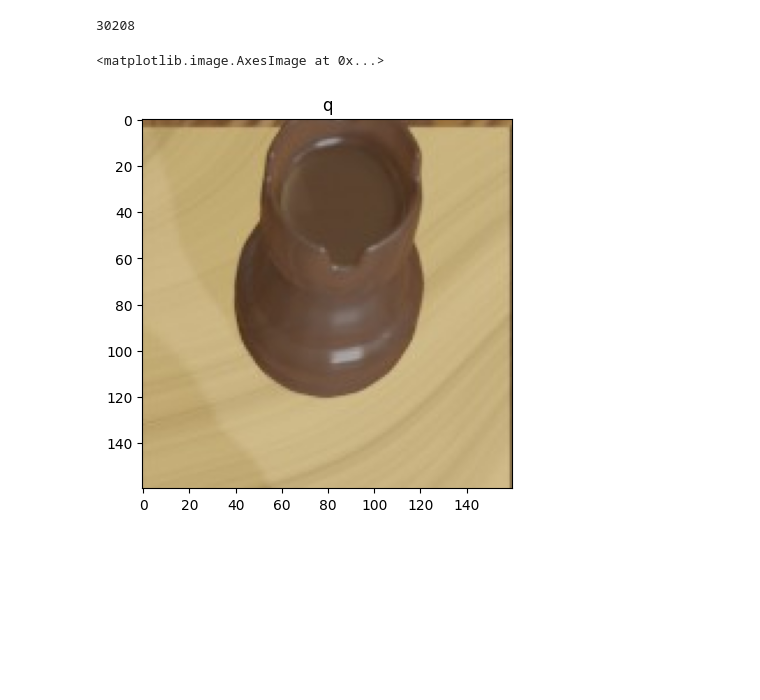
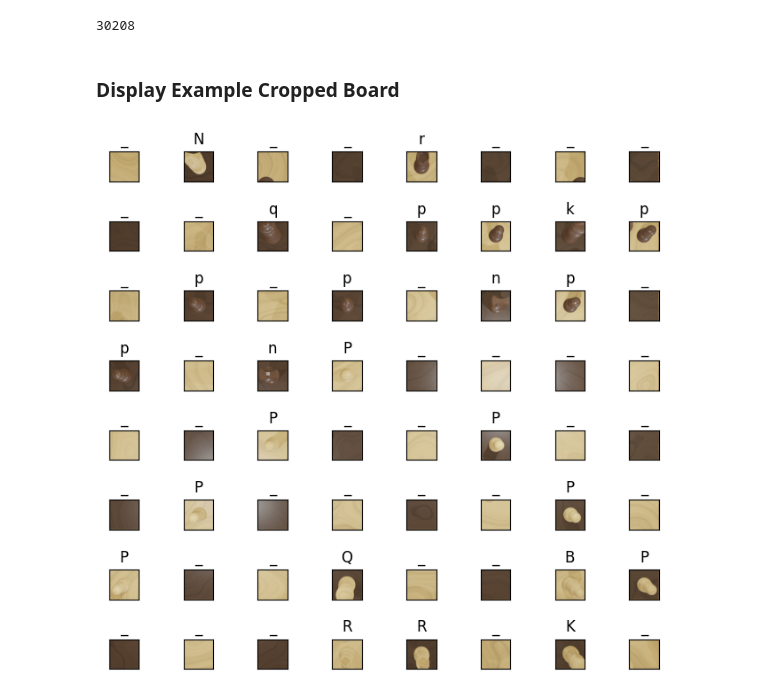
Before and after one commit to billywba/deepconvchess-cnn, a Jupyter notebook: model/main.ipynb, the cells around one changed output. Saved outputs shown, nothing was run; the diff lists cells and outputs as text; code cells hidden in the pictures; blank space fills up the shorter version.

Commit message:
dataset: correctly label cropped images

```diff
--- a/model/main.ipynb
+++ b/model/main.ipynb
@@ -23,6 +27,10 @@ image_data = []
 for file in DATA_DIR.iterdir():
     if file.is_file() and file.name.endswith(".jpeg"):
         print("Processing %s" % file.name)
+
+        fen = file.name.split(".")[0]
+        fen = fen.replace("_", "/")
+        board = chess.Board(fen)
 
         # Open image of Chess board
         img = Image.open(DATA_DIR / file.name)
@@ -34,7 +42,9 @@ for file in DATA_DIR.iterdir():
                 x = j * IMG_WIDTH // 8
                 y = i * IMG_HEIGHT // 8
                 img_crop = img.crop((x, y, x + IMG_WIDTH // 8, y + IMG_HEIGHT // 8))
-                image_data.append((np.array(img_crop), "q"))
+
+                piece = board.piece_at(((7 - i) * 8) + j) or "_"
+                image_data.append((np.array(img_crop), piece))
 # %% [output]
 Processing 1N2r3_2q1ppkp_1p1p1np1_p1nP4_2P2P2_1P4P1_P2Q2BP_3RR1K1 b - - 0 21.jpeg
 Processing 1q2r3_4ppkp_1p1p1np1_p1nP4_2P2P2_1P4P1_P2Q2BP_3RR1K1 w - - 0 22.jpeg
@@ -57,9 +67,17 @@ Processing rnbqkbnr_pppppppp_8_8_4P3_8_PPPP1PPP_RNBQKBNR b KQkq - 0 1.jpeg
 len(image_data)
 # %% [output]
 30208
-# %%
-plt.title(image_data[4][1])
-plt.imshow(image_data[4][0])
-# %% [output]
-<matplotlib.image.AxesImage at 0x...>
-[figure, removed]
+# %% [markdown]
+### Display Example Cropped Board
+# %%
+fig = plt.figure(figsize=(8, 8))
+fig.subplots_adjust(wspace=1.5)
+
+for i in range(0, 64):
+    fig.add_subplot(8, 8, i + 1)
+    plt.imshow(image_data[i][0])
+    plt.title(image_data[i][1])
+    plt.gca().set_xticks([])
+    plt.gca().set_yticks([])
+# %% [output]
+[figure, added]
```
Also changed, not shown: parts of 2 cells of this notebook.
